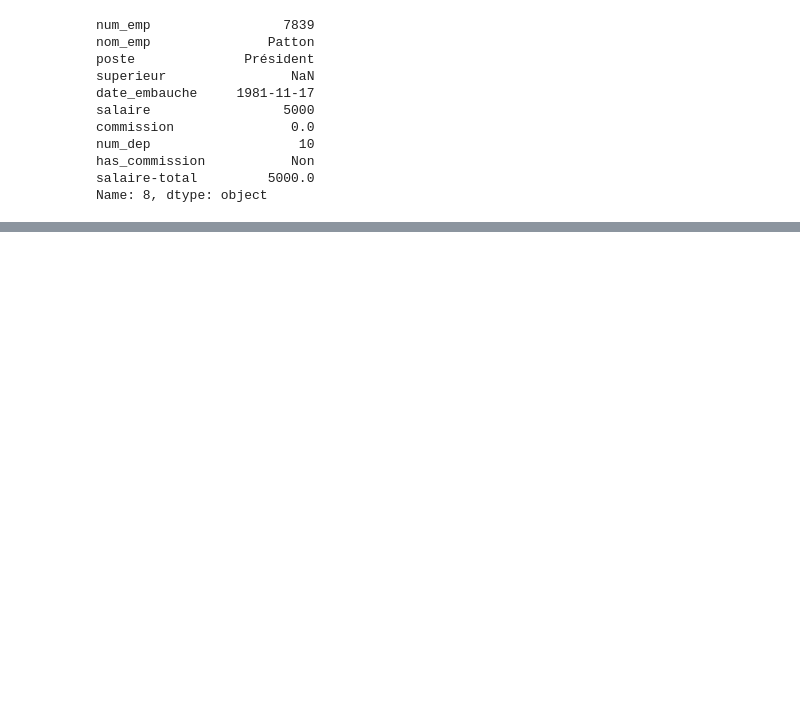
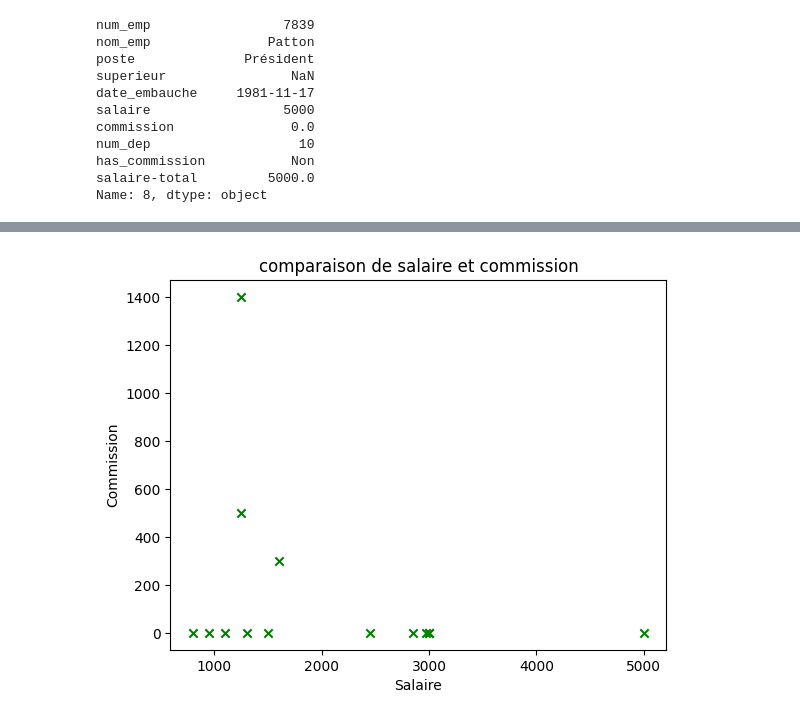
Before and after one commit to abderrahmanboubligha/rev_numpy, a Jupyter notebook: chapter4/seance08.ipynb, the cells around one changed output, grey strips where cells are left out. Saved outputs shown, nothing was run; the diff lists cells and outputs as text; code cells hidden in the pictures; blank space fills up the shorter version.

```diff
--- a/chapter4/seance08.ipynb
+++ b/chapter4/seance08.ipynb
@@ -208,0 +211,3 @@ df[["salaire", "salaire-total"]]
+# %%
+df["commission_percent"] = (df["commission"] / df["salaire"]) * 100
+df[["salaire", "commission", "commission_percent"]]
@@ -208,0 +230,9 @@ df[["salaire", "salaire-total"]]
+# %%
+
+plt.scatter(df["salaire"].tolist(), df["commission"].tolist(), color='g', marker='x')
+plt.title("comparaison de salaire et commission")
+plt.xlabel("Salaire")
+plt.ylabel("Commission")
+plt.show()
+# %% [output]
+[figure, added]
```
Also changed, not shown: parts of 4 cells of this notebook, 2 other files.
